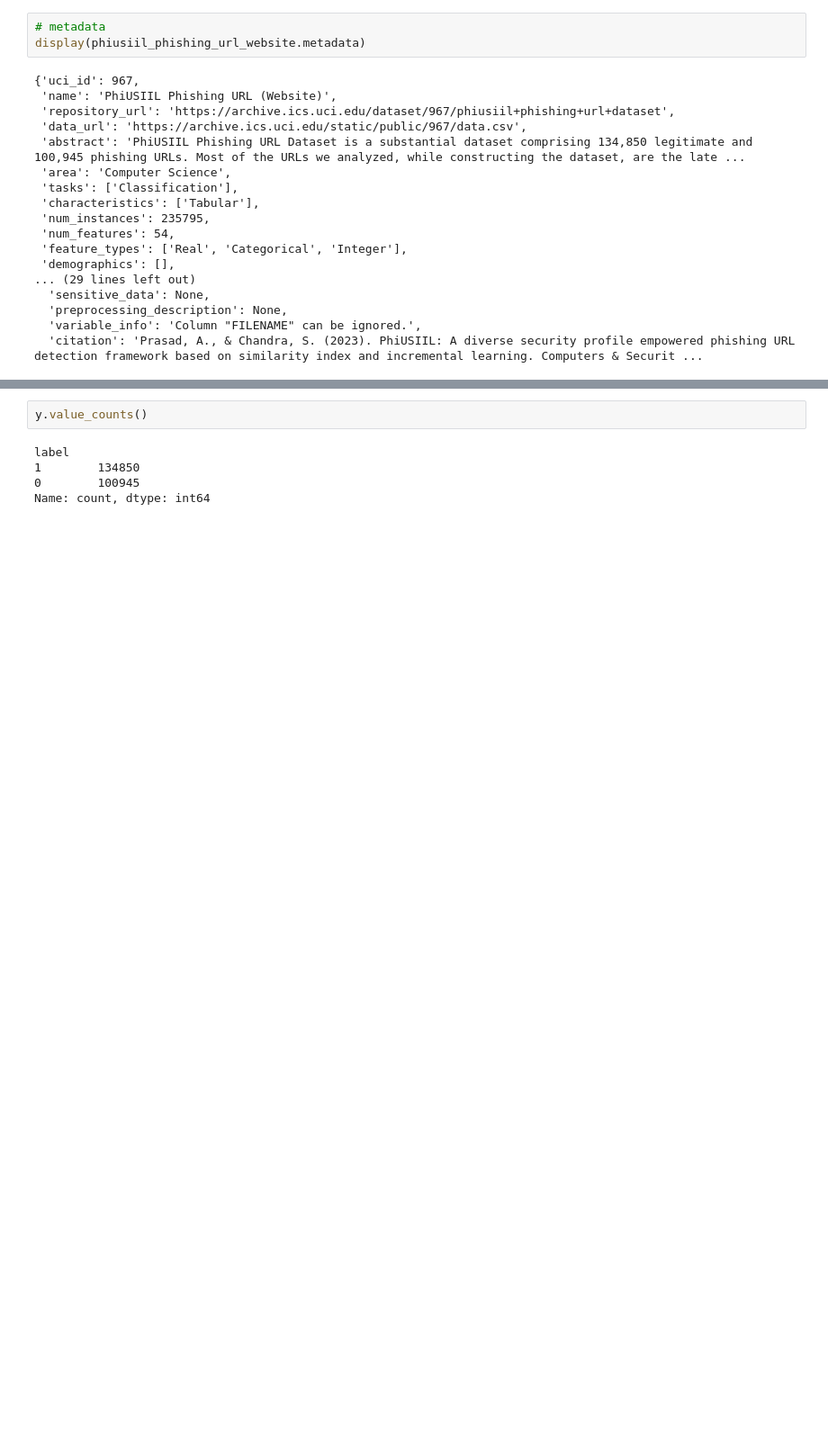
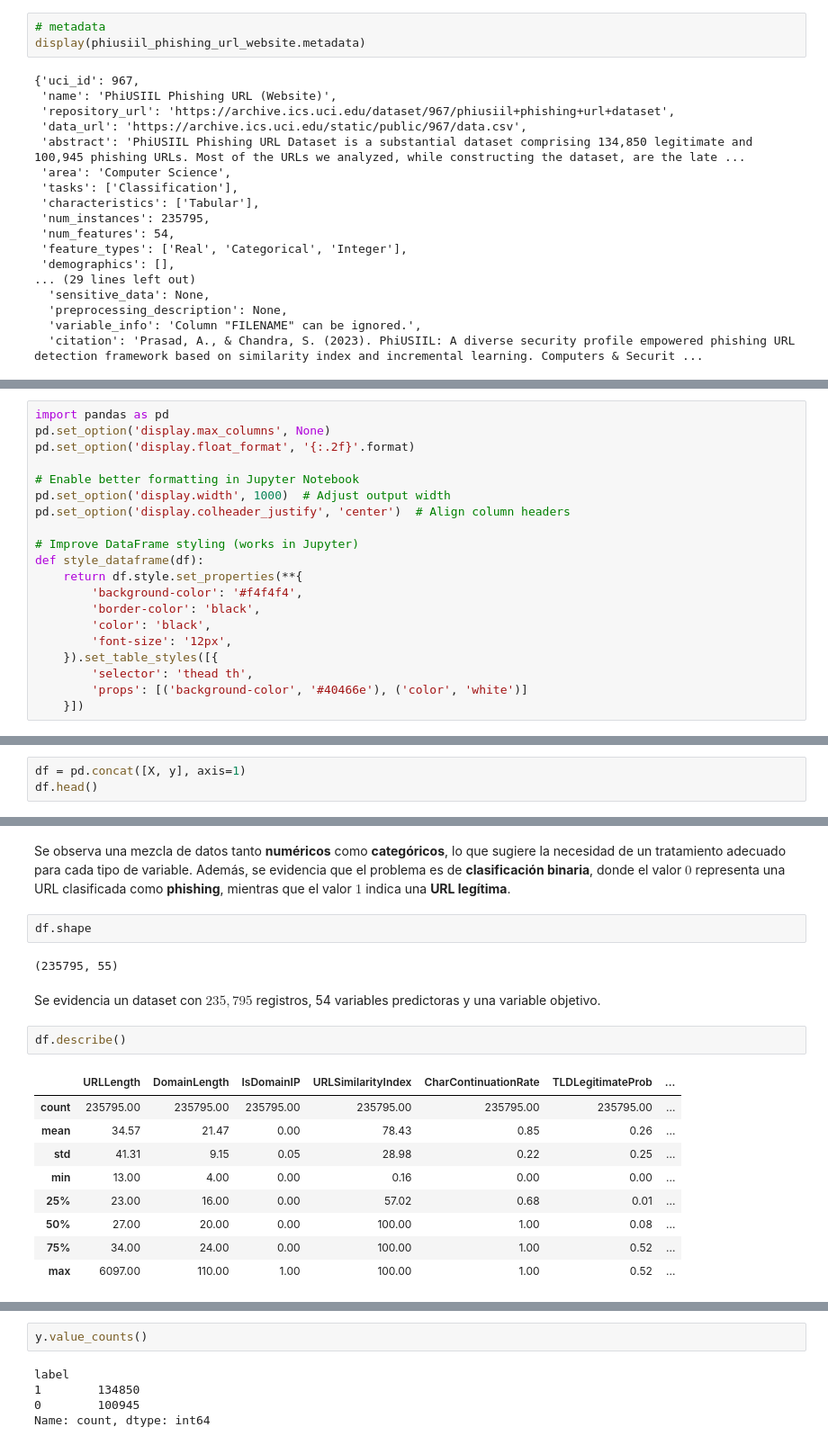
Before and after one commit to SergioSilveraM/jbook_ml202501, a Jupyter notebook: _sources/EDA.ipynb, the cells around one changed output, grey strips where cells are left out. Shown at 90% size. Drawn from its saved outputs; the diff is of its cells as text; blank space fills up the shorter version.

```diff
--- a/_sources/EDA.ipynb
+++ b/_sources/EDA.ipynb
@@ -63,0 +154,20 @@ X.head()
+# %%
+import pandas as pd
+pd.set_option('display.max_columns', None)
+pd.set_option('display.float_format', '{:.2f}'.format)
+
+# Enable better formatting in Jupyter Notebook
+pd.set_option('display.width', 1000)  # Adjust output width
+pd.set_option('display.colheader_justify', 'center')  # Align column headers
+
+# Improve DataFrame styling (works in Jupyter)
+def style_dataframe(df):
+    return df.style.set_properties(**{
+        'background-color': '#f4f4f4',
+        'border-color': 'black',
+        'color': 'black',
+        'font-size': '12px',
+    }).set_table_styles([{
+        'selector': 'thead th',
+        'props': [('background-color', '#40466e'), ('color', 'white')]
+    }])
@@ -63,0 +179,3 @@ X.head()
+# %%
+df = pd.concat([X, y], axis=1)
+df.head()
@@ -63,0 +189,20 @@ X.head()
+# %% [markdown]
+Se observa una mezcla de datos tanto **numéricos** como **categóricos**, lo que sugiere la necesidad de un tratamiento adecuado para cada tipo de variable. Además, se evidencia que el problema es de **clasificación binaria**, donde el valor $0$ representa una URL clasificada como **phishing**, mientras que el valor $1$ indica una **URL legítima**.
+# %%
+df.shape
+# %% [output]
+(235795, 55)
+# %% [markdown]
+Se evidencia un dataset con $235,795$ registros, 54 variables predictoras y una variable objetivo.
+# %%
+df.describe()
+# %% [output]
+|  | URLLength | DomainLength | IsDomainIP | URLSimilarityIndex | CharContinuationRate | TLDLegitimateProb | ... |
+| count | 235795.00 | 235795.00 | 235795.00 | 235795.00 | 235795.00 | 235795.00 | ... |
+| mean | 34.57 | 21.47 | 0.00 | 78.43 | 0.85 | 0.26 | ... |
+| std | 41.31 | 9.15 | 0.05 | 28.98 | 0.22 | 0.25 | ... |
+| min | 13.00 | 4.00 | 0.00 | 0.16 | 0.00 | 0.00 | ... |
+| 25% | 23.00 | 16.00 | 0.00 | 57.02 | 0.68 | 0.01 | ... |
+| 50% | 27.00 | 20.00 | 0.00 | 100.00 | 1.00 | 0.08 | ... |
+| 75% | 34.00 | 24.00 | 0.00 | 100.00 | 1.00 | 0.52 | ... |
+| max | 6097.00 | 110.00 | 1.00 | 100.00 | 1.00 | 0.52 | ... |
```
Also changed, not shown: parts of 22 cells of this notebook, 7 other files.
